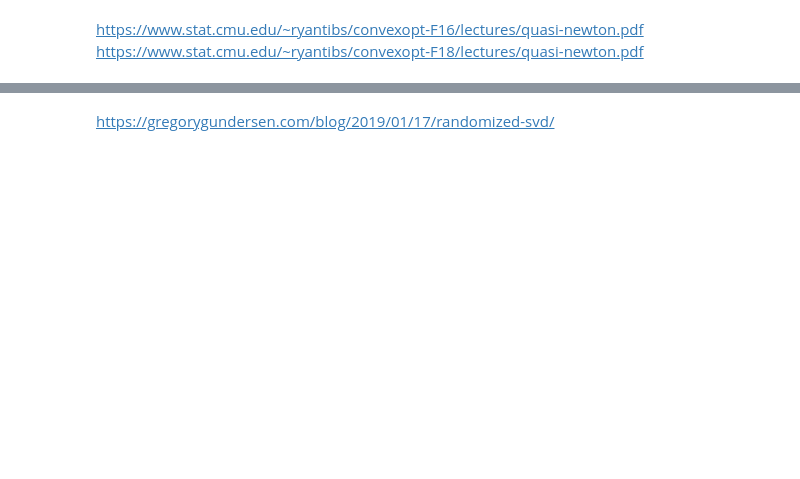
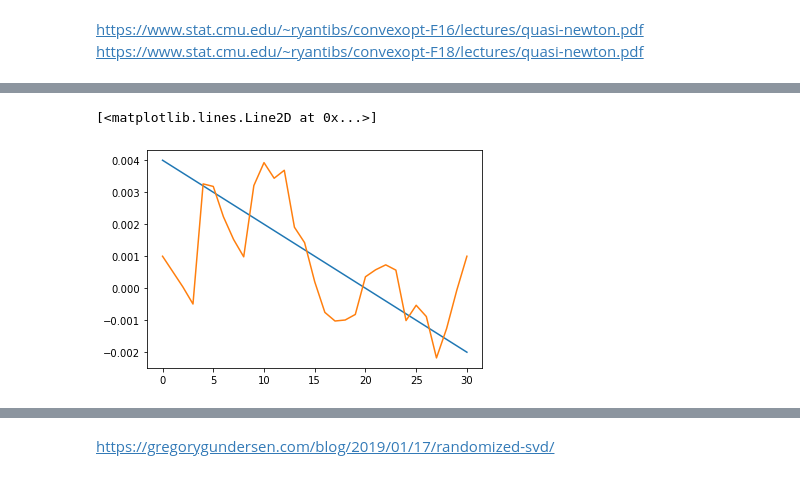
Before and after one commit to Shreyas911/tutorial_inverse_problem, a Jupyter notebook: optimization.ipynb, the cells around one changed output, grey strips where cells are left out. Saved outputs shown, nothing was run; the diff lists cells and outputs as text; code cells hidden in the pictures; blank space fills up the shorter version.

```diff
--- a/optimization.ipynb
+++ b/optimization.ipynb
@@ -191,7 +212,7 @@ https://www.stat.cmu.edu/~ryantibs/convexopt-F18/lectures/quasi-newton.pdf
 # %%
 def L_BFGS_update(k, state_k, y_list, s_list, m):
 
-    q = - np.array(eval_gradient(state_k[0], state_k[1]))
+    q = - eval_gradient(state_k)
 
     alpha = np.zeros(k)
 
@@ -222,27 +243,29 @@ def manage_y_s_lists(m, y_list, s_list, y, s):
     return y_list, s_list
 # %%
 ##### INITIAL GUESS #####
-M0 = 0.02
-M1 = 0.01
-write_state(M0, M1)
+M = 0.001*np.ones((nx+1,))
+b = 0.5*np.ones((nx+1,))
 
-MAX_ITERS = 25
+write_state(np.concatenate((M, b)))
+
+MAX_ITERS = 22
 
 
 
-state = np.array([M0, M1])
-gradient = np.array(eval_gradient(M0, M1))
+state = read_state()
 
-B = np.eye(2, dtype = float)
-B_inv = np.eye(2, dtype = float)
+gradient = eval_gradient(state)
+
+B = np.diagflat(np.concatenate((np.ones(nx+1), 0.1*np.ones(nx+1))))
+B_inv = np.linalg.inv(B)
 
 s_list = []
 y_list = []
 
 m = 10
 
-M0_list_LBFGS = []
-M1_list_LBFGS = []
+M_list_LBFGS = []
+b_list_LBFGS = []
 
 for iteration in range(MAX_ITERS):
     state_old = np.copy(state)
@@ -258,13 +281,13 @@ for iteration in range(MAX_ITERS):
     alpha = search_alpha(state_old, gradient_old, rho)
     s = alpha*rho
     state = state_old + s
-    gradient = eval_gradient(state[0], state[1])
+    gradient = eval_gradient(state)
     y = gradient - gradient_old
 
     y_list, s_list = manage_y_s_lists(m, y_list, s_list, y, s)
 
-    M0_list_LBFGS.append(state[0])
-    M1_list_LBFGS.append(state[1])
+    M_list_LBFGS.append(state[:nx+1])
+    b_list_LBFGS.append(state[nx+1:2*(nx+1)])
 
-    print(f"iter = {iteration+1}; M0 = {state[0]}; M1 = {state[1]}; Loss = {eval_loss(state[0], state[1])}")
+    print(f"iter = {iteration+1}; Loss = {eval_loss(state)}")
 # %% [output]
@@ -287,0 +311,6 @@ iter = 25; M0 = 0.003993637077670818; M1 = 0.00020044473338280247; Loss = 0.0009
+# %%
+plt.plot(M_true)
+plt.plot(state[:nx+1])
+# %% [output]
+[<matplotlib.lines.Line2D at 0x...>]
+[figure, added]
```
Also changed, not shown: parts of 18 cells of this notebook, 17 other files.
